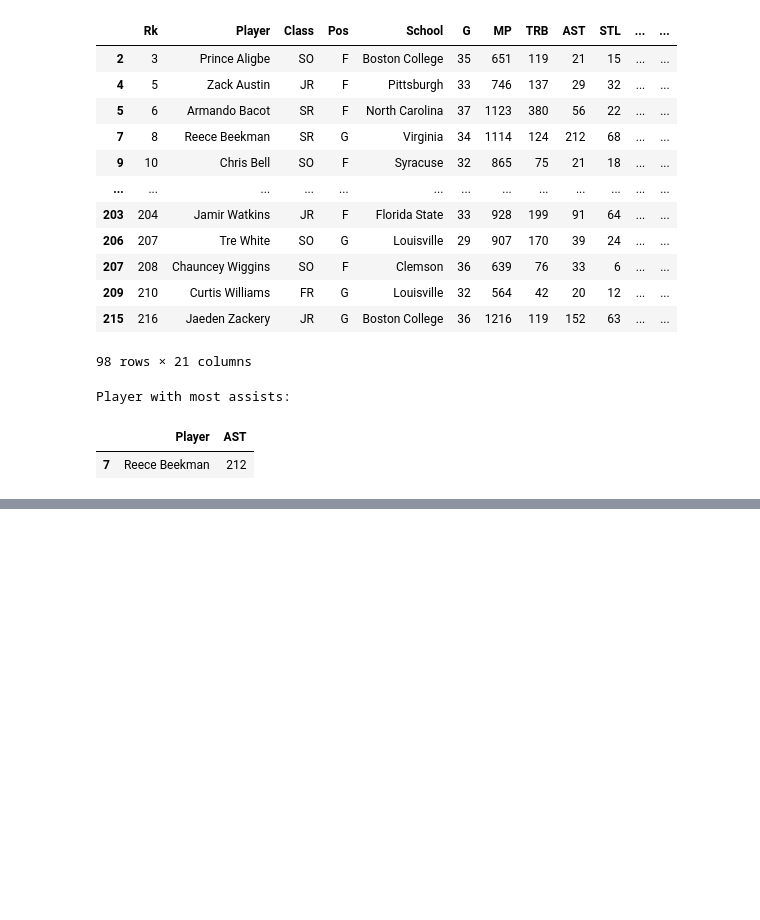
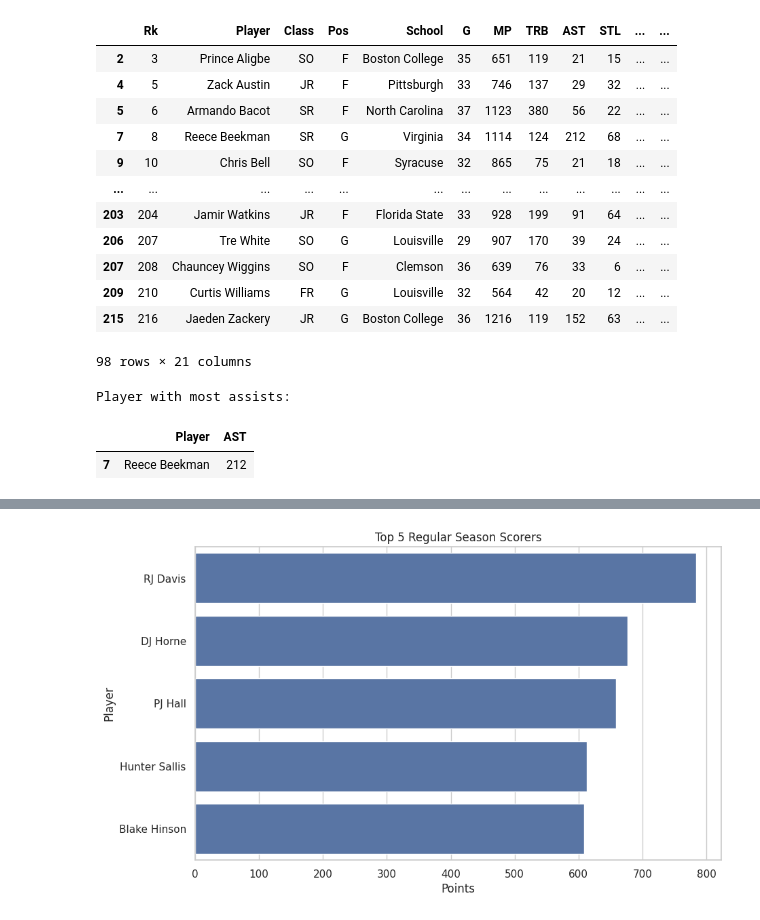
Before and after one commit to xcz8pd/xcz8pd, a Jupyter notebook: acc_basketball_hw.ipynb, the cells around one changed output, grey strips where cells are left out. Saved outputs shown, nothing was run; the diff lists cells and outputs as text; code cells hidden in the pictures; blank space fills up the shorter version.

```diff
--- a/acc_basketball_hw.ipynb
+++ b/acc_basketball_hw.ipynb
@@ -71,0 +128,16 @@ Player with most assists:
+# %%
+import matplotlib.pyplot as plt
+import seaborn as sns
+
+sns.set(style="whitegrid")
+
+top_5_scorers = acc_stats_df[['Player', 'PTS']].sort_values(by='PTS', ascending=False).head(5)
+
+plt.figure(figsize=(10,6))
+sns.barplot(x='PTS', y='Player', data=top_5_scorers)
+plt.xlabel('Points')
+plt.ylabel('Player')
+plt.title('Top 5 Regular Season Scorers')
+plt.show()
+# %% [output]
+[figure, added]
```
Also changed, not shown: parts of 5 cells of this notebook.
